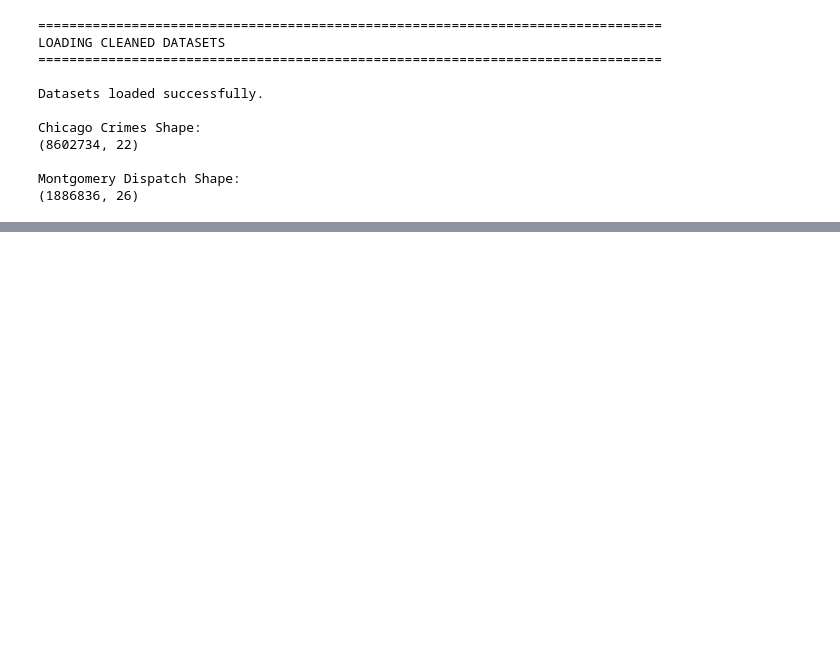
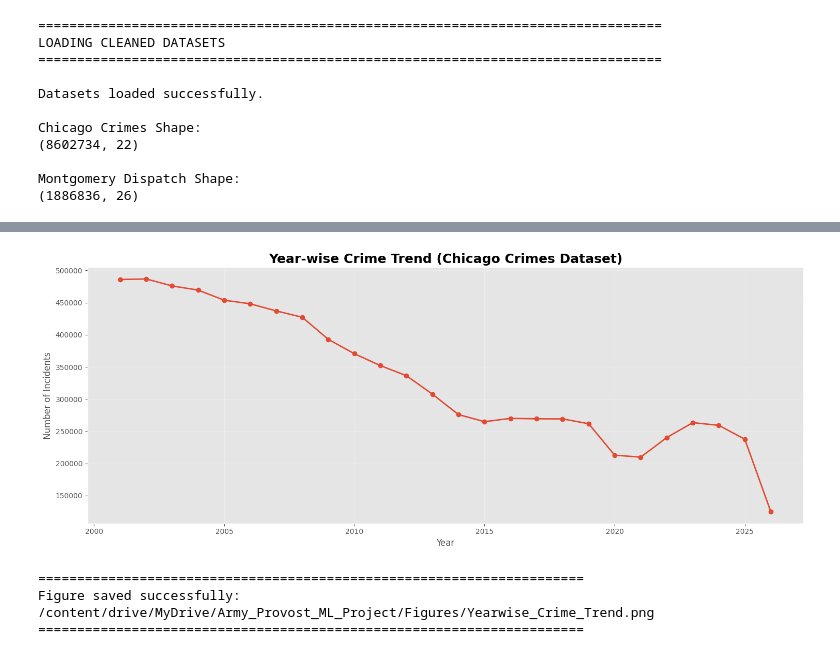
Before and after one commit to arnavon2005/Army_Provost_ML_Project, a Jupyter notebook: 04_Exploratory_Data_Analysis.ipynb, the cells around one changed output, grey strips where cells are left out. Saved outputs shown, nothing was run; the diff lists cells and outputs as text; code cells hidden in the pictures; blank space fills up the shorter version.

```diff
--- a/04_Exploratory_Data_Analysis.ipynb
+++ b/04_Exploratory_Data_Analysis.ipynb
@@ -156,0 +331,79 @@ MONTGOMERY DATASET
+# %%
+# ==========================================================
+# EDA 3 : YEAR-WISE CRIME TREND
+# ==========================================================
+
+import matplotlib.pyplot as plt
+
+# -------------------------------
+# Count incidents per year
+# -------------------------------
+
+yearly_crimes = (
+    chicago_df["Year"]
+    .value_counts()
+    .sort_index()
+)
+
+# -------------------------------
+# Create Figure
+# -------------------------------
+
+plt.figure(figsize=(15,6))
+
+plt.plot(
+    yearly_crimes.index,
+    yearly_crimes.values,
+    marker="o",
+    linewidth=2
+)
+
+# -------------------------------
+# Formatting
+# -------------------------------
+
+plt.title(
+    "Year-wise Crime Trend (Chicago Crimes Dataset)",
+    fontsize=18,
+    fontweight="bold"
+)
+
+plt.xlabel("Year", fontsize=12)
+plt.ylabel("Number of Incidents", fontsize=12)
+
+plt.grid(alpha=0.3)
+
+plt.tight_layout()
+
+# -------------------------------
+# Save Figure
+# -------------------------------
+
+figure_path = FIGURE_PATH / "Yearwise_Crime_Trend.png"
+
+plt.savefig(
+    figure_path,
+    dpi=300,
+    bbox_inches="tight"
+)
+
+plt.show()
+
+print("=" * 70)
+print("Figure saved successfully:")
+print(figure_path)
+print("=" * 70)
+
+# -------------------------------
+# Display yearly counts
+# -------------------------------
+
+display(
+    yearly_crimes.to_frame(name="Incident Count")
+)
+# %% [output]
+[figure, added]
+======================================================================
+Figure saved successfully:
+/content/drive/MyDrive/Army_Provost_ML_Project/Figures/Yearwise_Crime_Trend.png
+======================================================================
```
Also changed, not shown: parts of 3 cells of this notebook.
